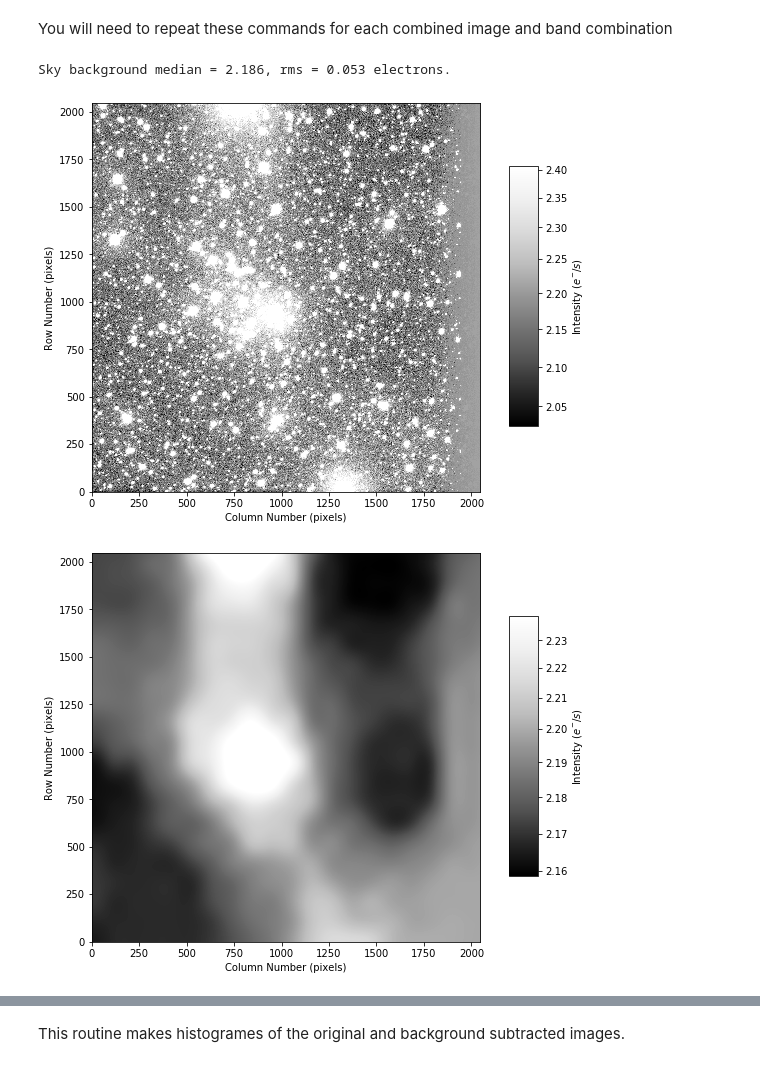
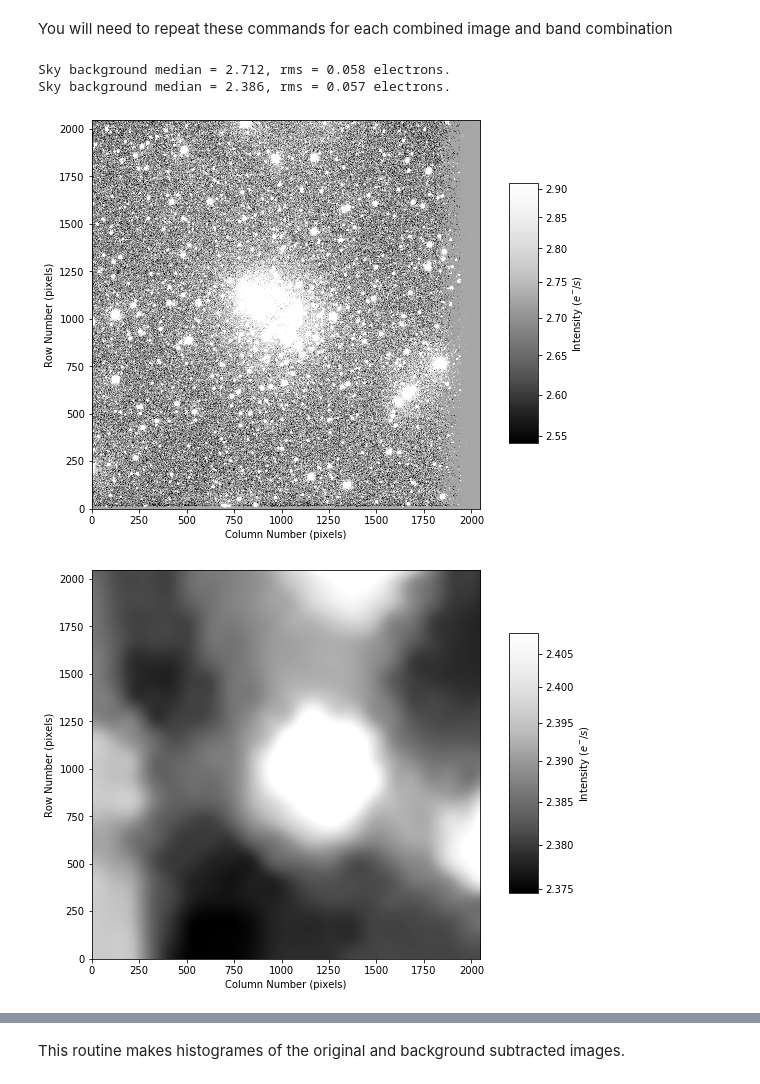
Before and after one commit to shadycactus/astr596_smechemobsproject, a Jupyter notebook: reduction_part4_student.ipynb, the cells around one changed output, grey strips where cells are left out. Saved outputs shown, nothing was run; the diff lists cells and outputs as text; code cells hidden in the pictures.

```diff
--- a/reduction_part4_student.ipynb
+++ b/reduction_part4_student.ipynb
@@ -147,5 +148,6 @@ Firs we write a routine to read in images.
 #******
 #This reads in images into variables that we will use.  You will need to do this for
 #every image that you combined
-img_ngc7296_V, imgfile_ngc7296_V = readimage('ngc7276_V_comb.fits')
+img_NGC7128_V, imgfile_NGC7128_V = readimage('NGC7128_V_comb.fits')
+img_NGC7128_B, imgfile_NGC7128_B = readimage('NGC7128_B_comb.fits')
 # %% [output]
@@ -168,6 +171,8 @@ def get_sky_background(img, verbose=True):
 You will need to repeat these commands for each combined image and band combination
 # %%
 #***********
-bkg = get_sky_background(img_ngc7296_V, verbose=True)
+bkg = get_sky_background(img_NGC7128_V, verbose=True)
+bkg = get_sky_background(img_NGC7128_B, verbose=True)
 # %% [output]
-Sky background median = 2.186, rms = 0.053 electrons.
+Sky background median = 2.712, rms = 0.058 electrons.
+Sky background median = 2.386, rms = 0.057 electrons.
@@ -177,8 +179,16 @@ img_ngc7296_V_nosky = img_ngc7296_V - bkg.background
+# %%
+#***********
+img_NGC7128_V_nosky = img_NGC7128_V - bkg.background
+img_NGC7128_B_nosky = img_NGC7128_B - bkg.background
 # %%
 #***********
-display_image(img_ngc7296_V, calibrated=True)
+display_image(img_NGC7128_V, calibrated=True)
 display_image(bkg.background, calibrated=True)
-display_image(img_ngc7296_V_nosky,calibrated=True)
+display_image(img_NGC7128_V_nosky,calibrated=True)
+
+display_image(img_NGC7128_B, calibrated=True)
+display_image(bkg.background, calibrated=True)
+display_image(img_NGC7128_B_nosky,calibrated=True)
 # %% [output]
-[figure, old version]
+[figure, new version]
-[figure, old version]
+[figure, new version]
```
Also changed, not shown: parts of 10 cells of this notebook.
